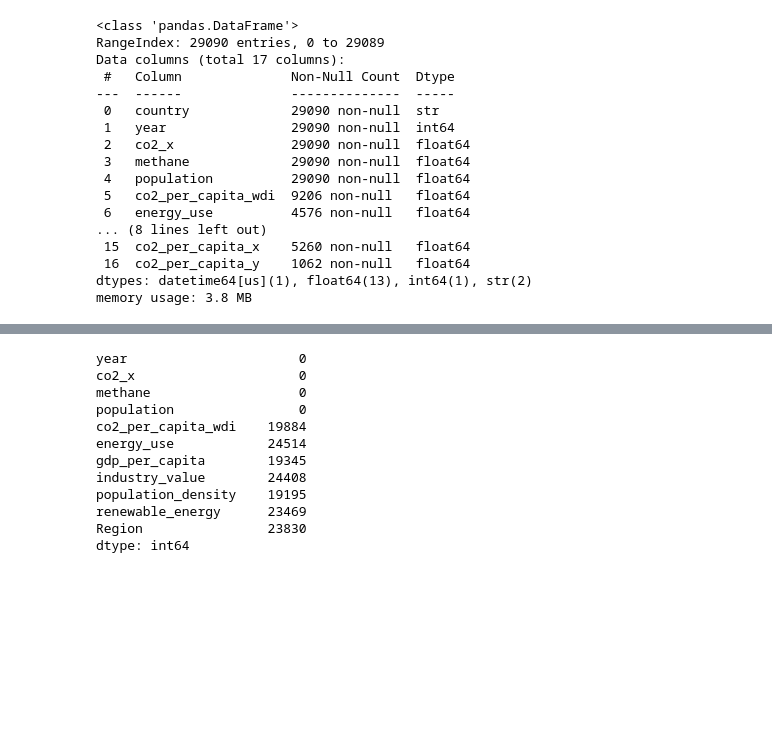
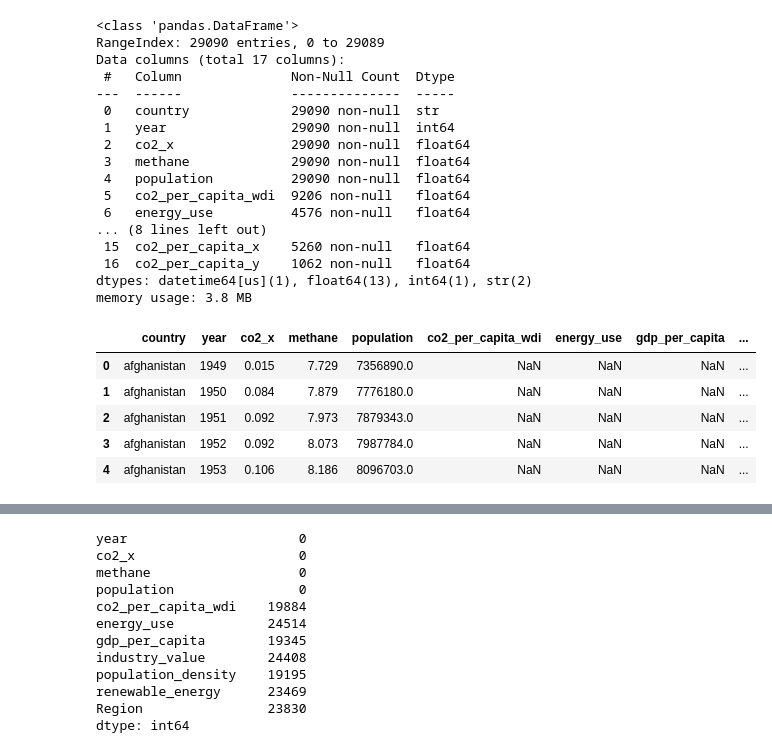
Before and after one commit to IT4063C-Spring26/final-project-proddasr, a Jupyter notebook: source.ipynb, the cells around one changed output, grey strips where cells are left out. Cells and saved outputs as stored; diff of their text form; code cells hidden in the pictures; blank space fills up the shorter version.

```diff
--- a/source.ipynb
+++ b/source.ipynb
@@ -1089,7 +1088,7 @@ Carbon_emissions_df['country'] = Carbon_emissions_df['country'].str.lower().str.
 Carbon_emissions_per_capita_df['country'] = Carbon_emissions_per_capita_df['country'].str.lower().str.strip()
 
 database_result['country'] = database_result['country'].str.lower().str.strip()
-wdi_cleaned['country'] = wdi_cleaned['country'].str.lower().str.strip()
+wdi_pivot['country'] = wdi_pivot['country'].str.lower().str.strip()
 # %% [markdown]
 ### 1. Machine Learning Plan
 # %% [markdown]
@@ -1168,6 +1169,15 @@ Data columns (total 17 columns):
  16  co2_per_capita_y    1062 non-null   float64
 dtypes: datetime64[us](1), float64(13), int64(1), str(2)
 memory usage: 3.8 MB
+# %%
+final_df.head()
+# %% [output]
+|  | country | year | co2_x | methane | population | co2_per_capita_wdi | energy_use | gdp_per_capita | ... |
+| 0 | afghanistan | 1949 | 0.015 | 7.729 | 7356890.0 | NaN | NaN | NaN | ... |
+| 1 | afghanistan | 1950 | 0.084 | 7.879 | 7776180.0 | NaN | NaN | NaN | ... |
+| 2 | afghanistan | 1951 | 0.092 | 7.973 | 7879343.0 | NaN | NaN | NaN | ... |
+| 3 | afghanistan | 1952 | 0.092 | 8.073 | 7987784.0 | NaN | NaN | NaN | ... |
+| 4 | afghanistan | 1953 | 0.106 | 8.186 | 8096703.0 | NaN | NaN | NaN | ... |
 # %%
 # Remove unnecessary columns from the final_df DataFrame that are not needed for our analysis.
 
```
Also changed, not shown: parts of 28 cells of this notebook, 2 other files.
